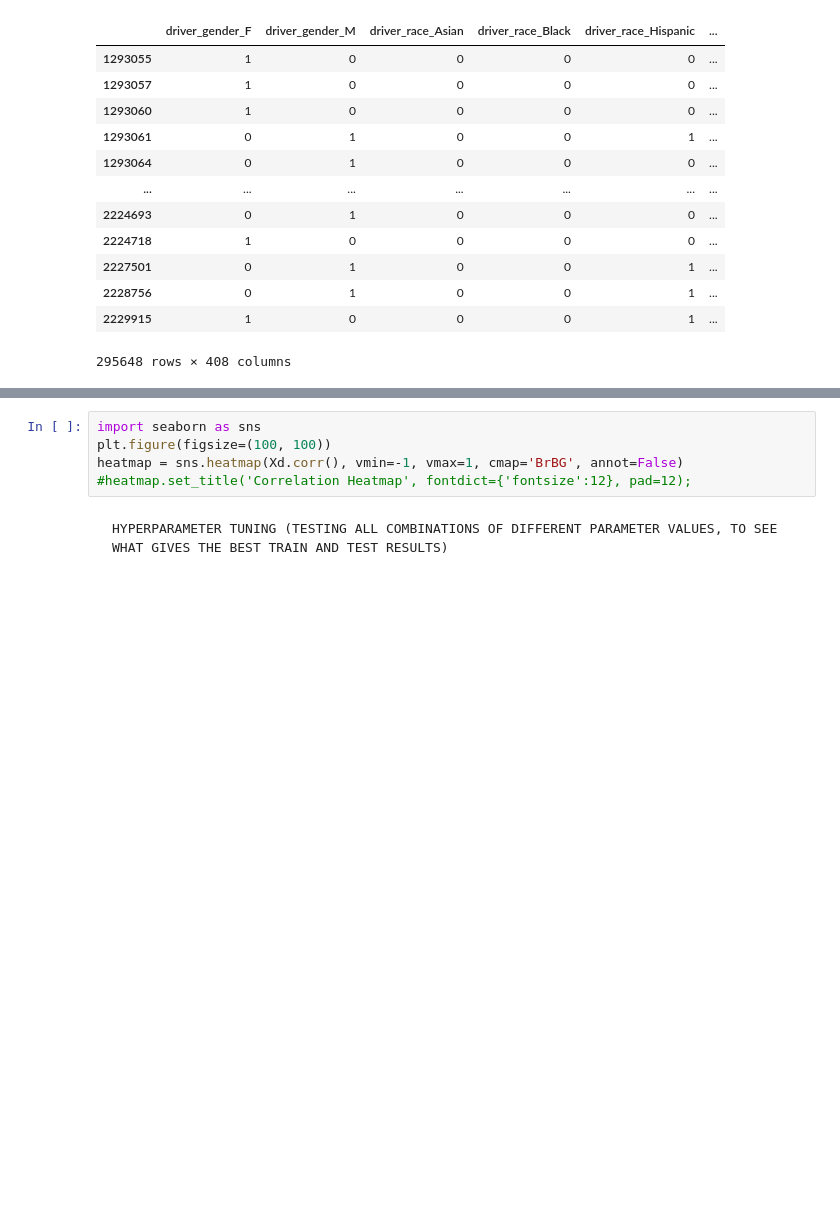
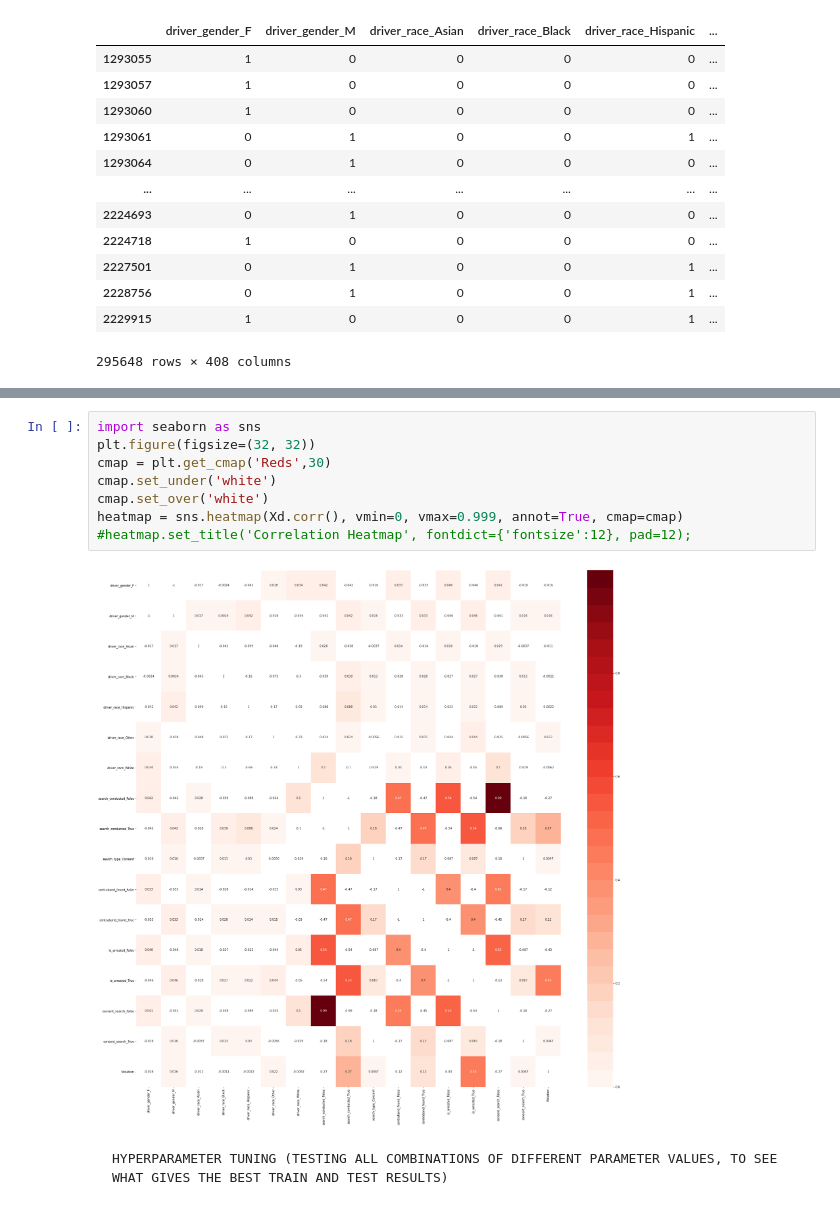
Before and after one commit to MasterWolff/BDA-Project, a Jupyter notebook: BDA code.ipynb, the cells around one changed output, grey strips where cells are left out. Drawn from its saved outputs; the diff is of its cells as text; blank space fills up the shorter version.

```diff
--- a/BDA code.ipynb
+++ b/BDA code.ipynb
@@ -229,8 +270,13 @@ Xd.corr()
 # %%
 import seaborn as sns
-plt.figure(figsize=(100, 100))
-heatmap = sns.heatmap(Xd.corr(), vmin=-1, vmax=1, cmap='BrBG', annot=False)
+plt.figure(figsize=(32, 32))
+cmap = plt.get_cmap('Reds',30)
+cmap.set_under('white')
+cmap.set_over('white')
+heatmap = sns.heatmap(Xd.corr(), vmin=0, vmax=0.999, annot=True, cmap=cmap)
 #heatmap.set_title('Correlation Heatmap', fontdict={'fontsize':12}, pad=12);
+# %% [output]
+[figure, added]
 # %% [markdown]
     HYPERPARAMETER TUNING (TESTING ALL COMBINATIONS OF DIFFERENT PARAMETER VALUES, TO SEE WHAT GIVES THE BEST TRAIN AND TEST RESULTS)
 # %%
```
Also changed, not shown: parts of 5 cells of this notebook.
